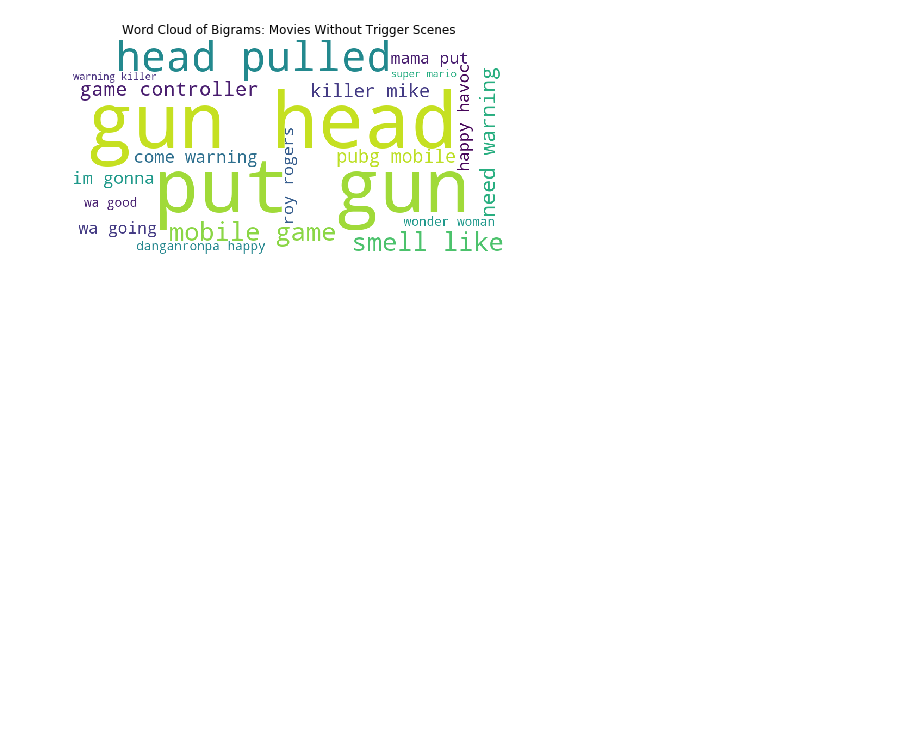
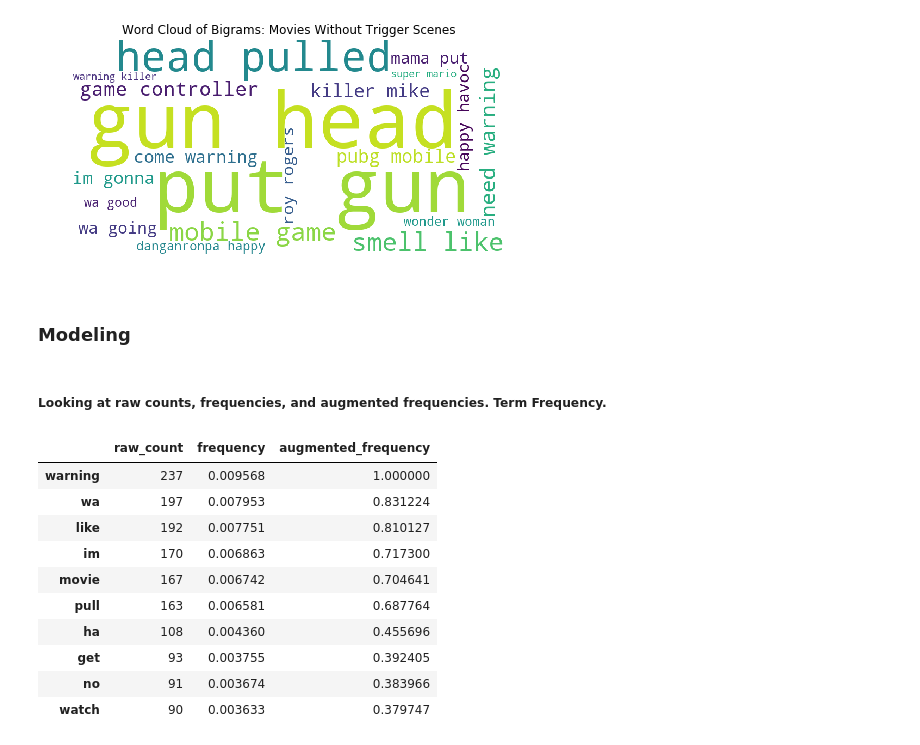
Before and after one commit to matthewzapata/twitter-trigger-warnings, a Jupyter notebook: trigger_warnings.ipynb, the cells around one changed output. Cells and saved outputs as stored; diff of their text form; code cells hidden in the pictures; blank space fills up the shorter version.

```diff
--- a/trigger_warnings.ipynb
+++ b/trigger_warnings.ipynb
@@ -652,3 +655,23 @@ plt.axis('off')
 plt.show()
 # %% [output]
 [figure]
+# %% [markdown]
+### Modeling
+# %% [markdown]
+##### Looking at raw counts, frequencies, and augmented frequencies. Term Frequency.
+# %%
+(pd.DataFrame({'raw_count':trigger_scene_freq})
+ .assign(frequency= lambda df: df.raw_count / df.raw_count.sum())
+ .assign(augmented_frequency= lambda df: df.frequency / df.frequency.max()).head(10))
+# %% [output]
+|  | raw_count | frequency | augmented_frequency |
+| warning | 237 | 0.009568 | 1.000000 |
+| wa | 197 | 0.007953 | 0.831224 |
+| like | 192 | 0.007751 | 0.810127 |
+| im | 170 | 0.006863 | 0.717300 |
+| movie | 167 | 0.006742 | 0.704641 |
+| pull | 163 | 0.006581 | 0.687764 |
+| ha | 108 | 0.004360 | 0.455696 |
+| get | 93 | 0.003755 | 0.392405 |
+| no | 91 | 0.003674 | 0.383966 |
+| watch | 90 | 0.003633 | 0.379747 |
```
Also changed, not shown: parts of 7 cells of this notebook.
